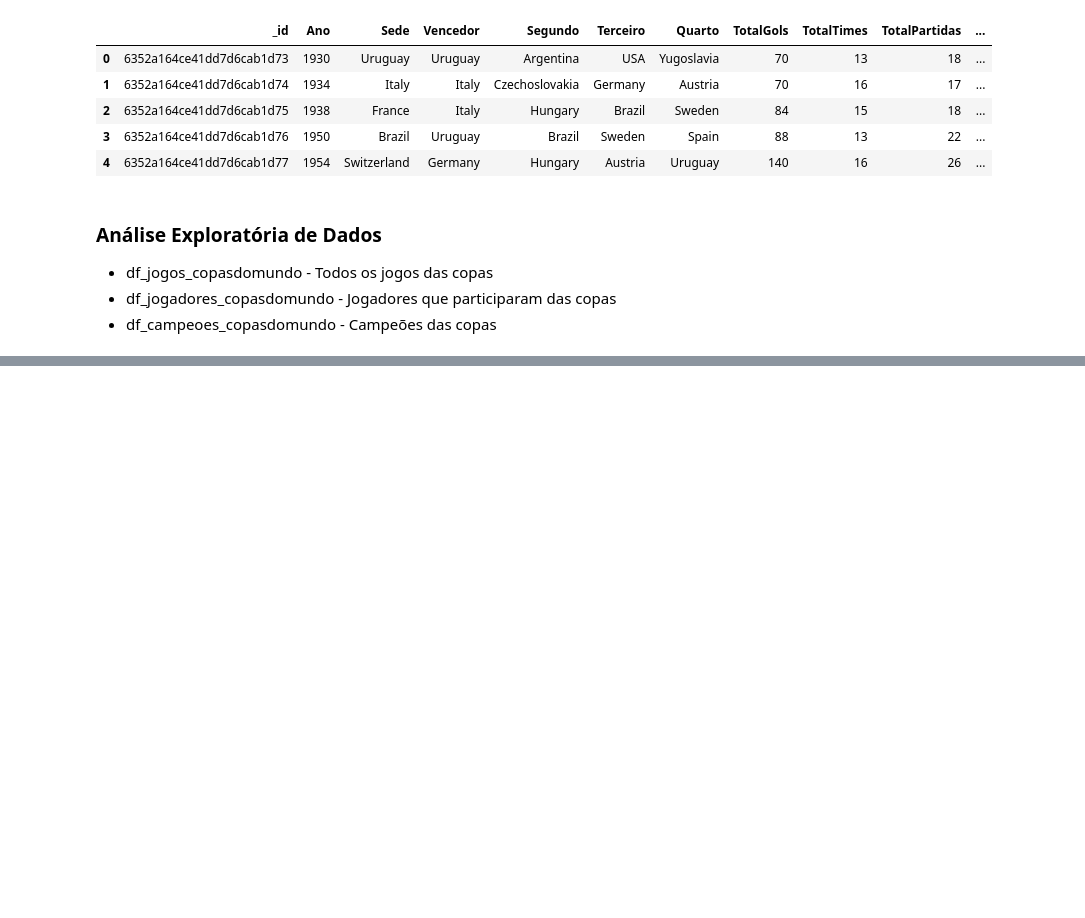
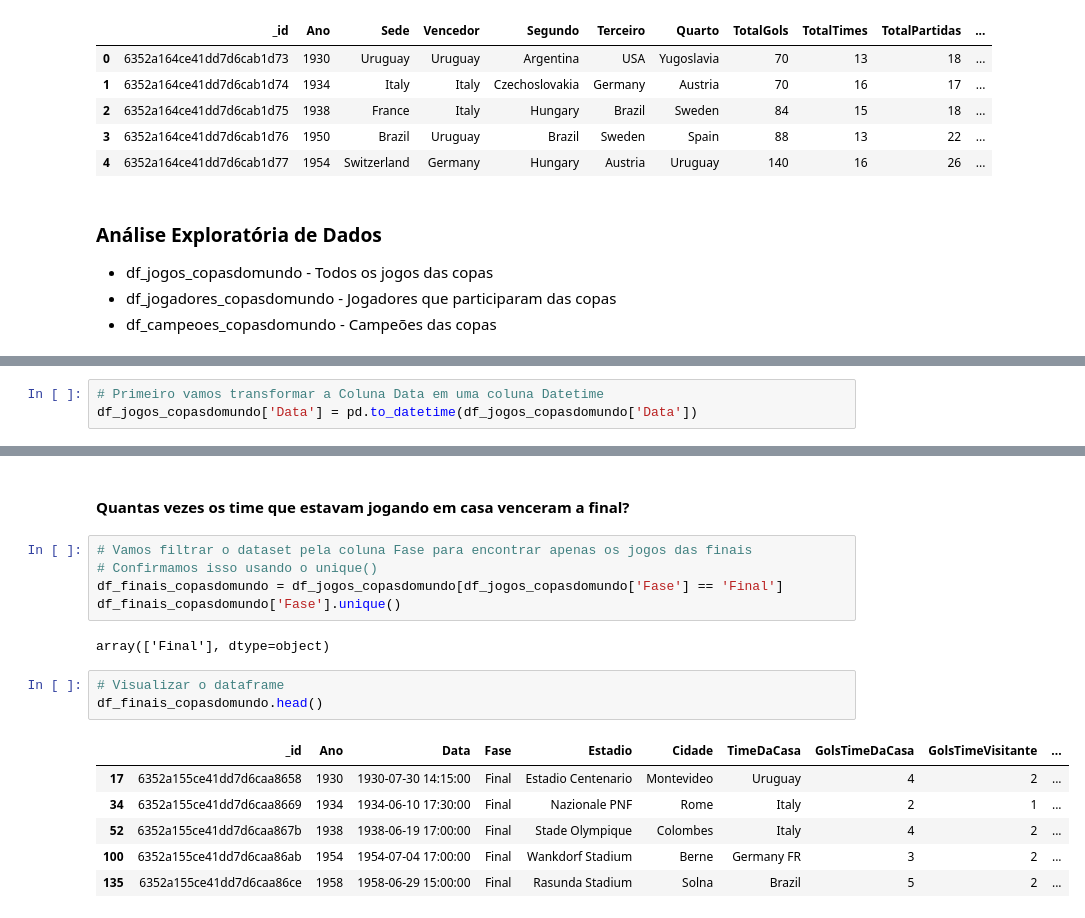
Before and after one commit to Gugah007/Projeto-ML-Construindo-um-algoritmo-para-prever-a-copa-2022, a Jupyter notebook: Projeto ML - Construindo um algoritmo para prever a copa 2022.ipynb, the cells around one changed output, grey strips where cells are left out. Drawn from its saved outputs; the diff is of its cells as text; blank space fills up the shorter version.

```diff
--- a/Projeto ML - Construindo um algoritmo para prever a copa 2022.ipynb
+++ b/Projeto ML - Construindo um algoritmo para prever a copa 2022.ipynb
@@ -148,0 +174,3 @@ Foram realizadas 21 Copas do Mundo
+# %%
+# Primeiro vamos transformar a Coluna Data em uma coluna Datetime
+df_jogos_copasdomundo['Data'] = pd.to_datetime(df_jogos_copasdomundo['Data'])
@@ -148,0 +193,19 @@ Foram realizadas 21 Copas do Mundo
+# %% [markdown]
+#### Quantas vezes os time que estavam jogando em casa venceram a final?
+# %%
+# Vamos filtrar o dataset pela coluna Fase para encontrar apenas os jogos das finais
+# Confirmamos isso usando o unique()
+df_finais_copasdomundo = df_jogos_copasdomundo[df_jogos_copasdomundo['Fase'] == 'Final']
+df_finais_copasdomundo['Fase'].unique()
+# %% [output]
+array(['Final'], dtype=object)
+# %%
+# Visualizar o dataframe
+df_finais_copasdomundo.head()
+# %% [output]
+|  | _id | Ano | Data | Fase | Estadio | Cidade | TimeDaCasa | GolsTimeDaCasa | GolsTimeVisitante | ... |
+| 17 | 6352a155ce41dd7d6caa8658 | 1930 | 1930-07-30 14:15:00 | Final | Estadio Centenario | Montevideo | Uruguay | 4 | 2 | ... |
+| 34 | 6352a155ce41dd7d6caa8669 | 1934 | 1934-06-10 17:30:00 | Final | Nazionale PNF | Rome | Italy | 2 | 1 | ... |
+| 52 | 6352a155ce41dd7d6caa867b | 1938 | 1938-06-19 17:00:00 | Final | Stade Olympique | Colombes | Italy | 4 | 2 | ... |
+| 100 | 6352a155ce41dd7d6caa86ab | 1954 | 1954-07-04 17:00:00 | Final | Wankdorf Stadium | Berne | Germany FR | 3 | 2 | ... |
+| 135 | 6352a155ce41dd7d6caa86ce | 1958 | 1958-06-29 15:00:00 | Final | Rasunda Stadium | Solna | Brazil | 5 | 2 | ... |
```
Also changed, not shown: parts of 9 cells of this notebook.
